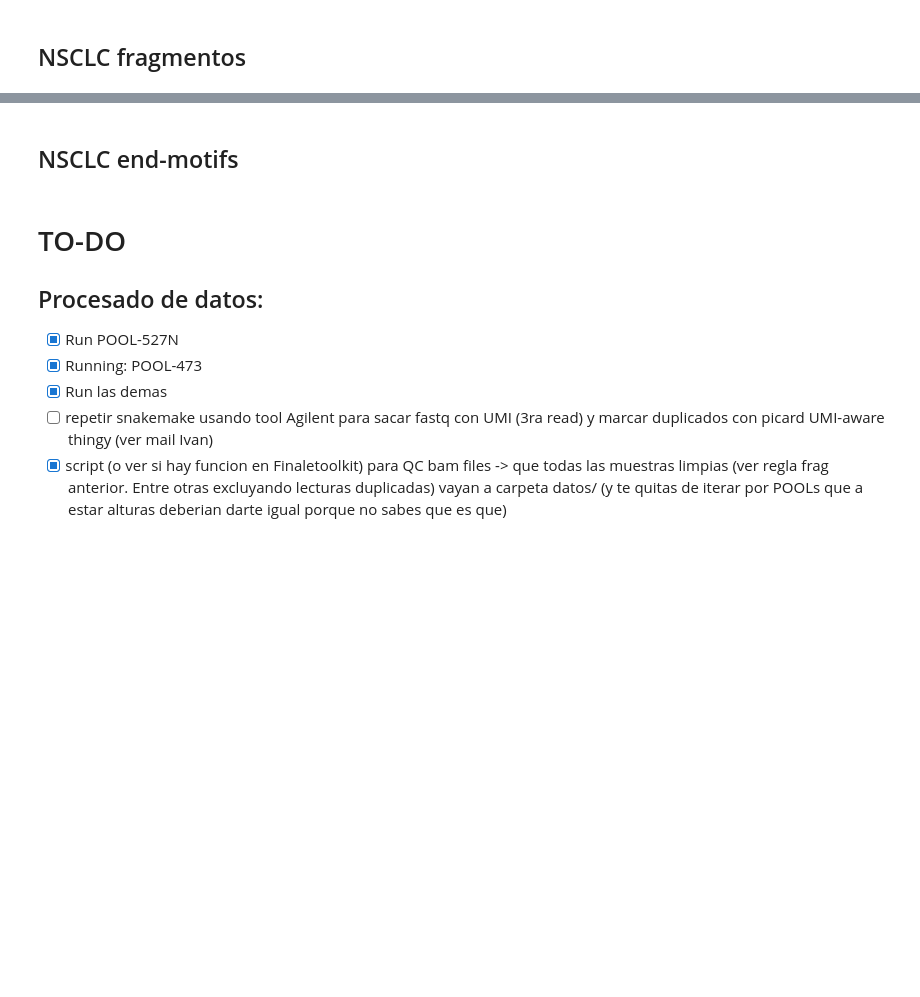
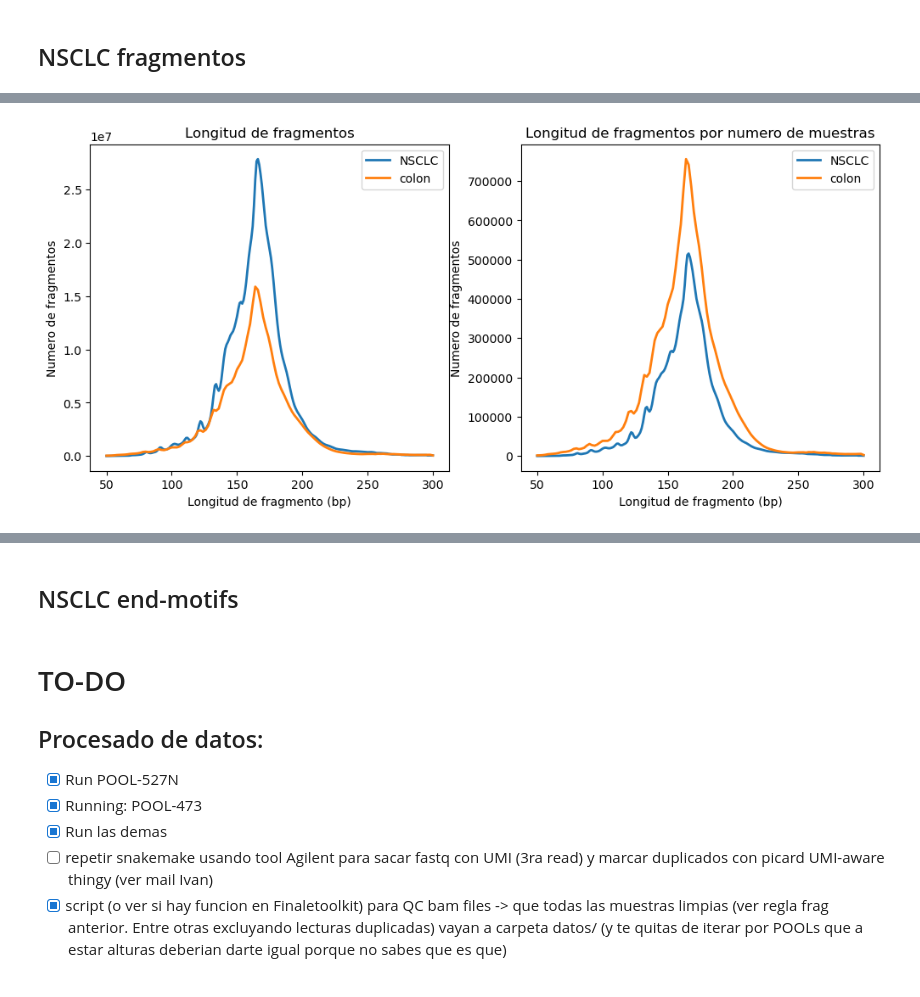
Before and after one commit to sara-suarez93/bcltofrag, a Jupyter notebook: notebook_analysis_fragmentomics.ipynb, the cells around one changed output, grey strips where cells are left out. Cells and saved outputs as stored; diff of their text form; code cells hidden in the pictures; blank space fills up the shorter version.

```diff
--- a/notebook_analysis_fragmentomics.ipynb
+++ b/notebook_analysis_fragmentomics.ipynb
@@ -637,2 +829,22 @@ axes[1].legend()
 # %% [markdown]
 ## NSCLC fragmentos
+# %%
+df_perfil = (
+    df_fraglen_all.groupby(["tumor_type", "min"], as_index=False)["count"].sum()
+)
+
+num_muestras_tumor = (
+    df_fraglen_all[["sample", "tumor_type"]]
+    .drop_duplicates()
+    .groupby("tumor_type")
+    .size()
+)
+
+print(num_muestras_tumor)
+
+df_perfil["count_per_sample"] = (
+    df_perfil["count"] /
+    df_perfil["tumor_type"].map(num_muestras_tumor)
+)
+
+print(df_perfil.head())
@@ -638,0 +862,34 @@ axes[1].legend()
+# %%
+fig, ax = plt.subplots(1, 2, figsize=(12, 5))
+
+for tumor, g in df_perfil.groupby("tumor_type"):
+    g = g.sort_values("min")
+    ax[0].plot(
+        g["min"],
+        g["count"],
+        label=tumor,
+        linewidth=2
+    )
+
+ax[0].set_xlabel("Longitud de fragmento (bp)")
+ax[0].set_ylabel("Numero de fragmentos")
+ax[0].set_title("Longitud de fragmentos")
+ax[0].legend()
+
+for tumor, g in df_perfil.groupby("tumor_type"):
+    g = g.sort_values("min")
+    ax[1].plot(
+        g["min"],
+        g["count_per_sample"],
+        label=tumor,
+        linewidth=2
+    )
+
+ax[1].set_xlabel("Longitud de fragmento (bp)")
+ax[1].set_ylabel("Numero de fragmentos")
+ax[1].set_title("Longitud de fragmentos por numero de muestras")
+ax[1].legend()
+
+plt.show()
+# %% [output]
+[figure, added]
```
Also changed, not shown: parts of 21 cells of this notebook, 4 other files.
